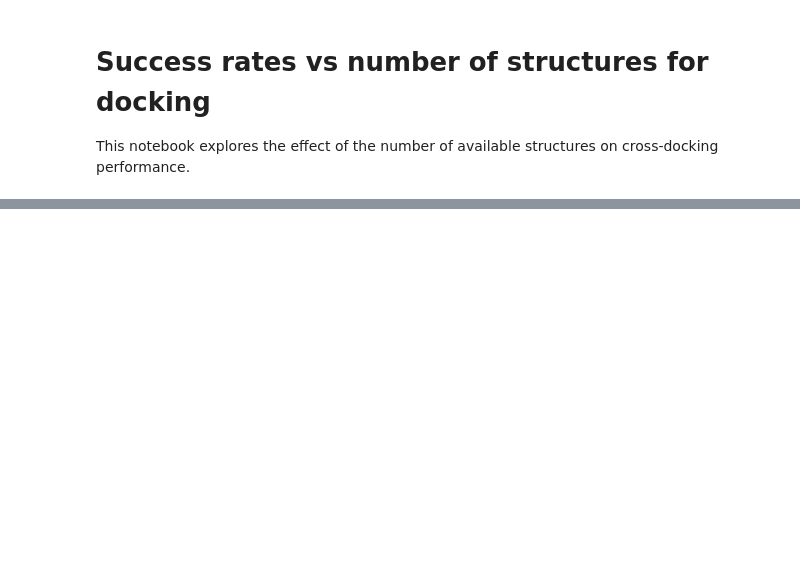
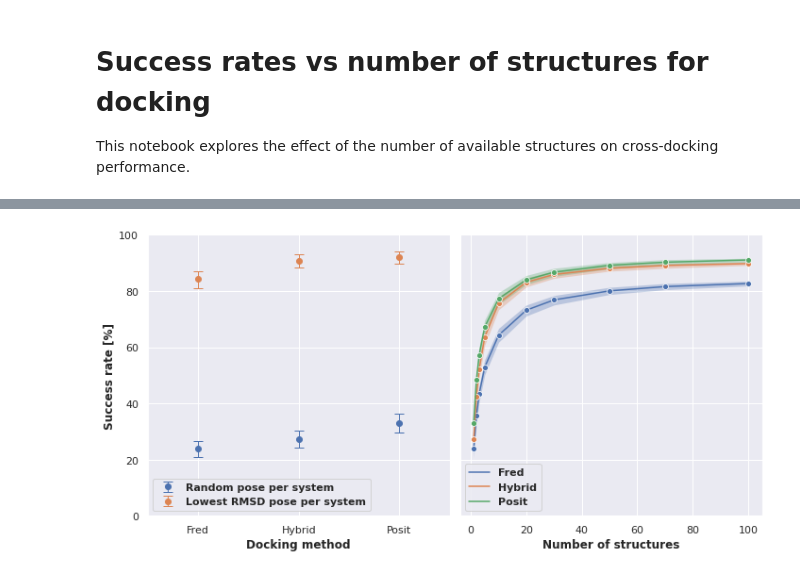
Before and after one commit to openkinome/kinase-docking-benchmark, a Jupyter notebook: notebooks/02_success_rate_vs_structure_numbers.ipynb, the cells around one changed output, grey strips where cells are left out. Drawn from its saved outputs; the diff is of its cells as text; code cells hidden in the pictures; blank space fills up the shorter version.

```diff
--- a/notebooks/02_success_rate_vs_structure_numbers.ipynb
+++ b/notebooks/02_success_rate_vs_structure_numbers.ipynb
@@ -209,0 +175,83 @@ sampled_success_rates_2
+# %%
+def plot_success_vs_structure_numbers(sampled_success_rates, sampled_success_rates_2, directory=OUT_DIR):
+
+    # 2 subplots
+    fig, axes = plt.subplots(1, 2, sharey=True, figsize=(10, 5))
+
+    sampled_success_rates = sampled_success_rates[sampled_success_rates["method"] != "Posit\n(transferred template)"]
+    sampled_success_rates_2 = sampled_success_rates_2[sampled_success_rates_2["method"] != "Posit (transferred template)"]
+
+    # first plot
+    sampled_success_rates_all = sampled_success_rates[sampled_success_rates["focus"] == "Random pose per system"]
+    axes[0].errorbar(
+            x=sampled_success_rates_all["method"],
+            y=sampled_success_rates_all["success_rate"],
+            yerr=[
+                sampled_success_rates_all["success_rate"] - sampled_success_rates_all["ci_lower"],
+                sampled_success_rates_all["ci_upper"] - sampled_success_rates_all["success_rate"]
+            ],
+            fmt="o",
+            elinewidth=1,
+            capsize=5,
+            capthick=1,
+            label="Random pose per system"
+        )
+    sampled_success_rates_best = sampled_success_rates[sampled_success_rates["focus"] == "Lowest RMSD pose per system"]
+    axes[0].errorbar(
+            x=sampled_success_rates_best["method"],
+            y=sampled_success_rates_best["success_rate"],
+            yerr=[
+                sampled_success_rates_best["success_rate"] - sampled_success_rates_best["ci_lower"],
+                sampled_success_rates_best["ci_upper"] - sampled_success_rates_best["success_rate"]
+            ],
+            fmt="o",
+            elinewidth=1,
+            capsize=5,
+            capthick=1,
+            label="Lowest RMSD pose per system"
+        )
+    axes[0].set_xlabel("Docking method", fontweight="bold")
+    axes[0].set_xticks(ticks=[-0.5, 0, 1, 2, 2.5], labels=["", "Fred", "Hybrid", "Posit", ""])
+    axes[0].set_ylabel("Success rate [%]", fontweight="bold")
+    axes[0].legend(prop=dict(weight="bold"), fancybox=True)
+
+    # success vs structure number
+    # plot mean
+    sns.lineplot(data=sampled_success_rates_2, x="n_structures", y="success_rate", hue="method", marker="o", ci=None, ax=axes[1])
+    axes[1].set_ylim([0, 100])
+    axes[1].set_xlabel("Number of structures", fontweight="bold")
+    axes[1].legend(prop=dict(weight="bold"), fancybox=True)
+    # plot ci
+    axes[1].fill_between(
+        sampled_success_rates_2[sampled_success_rates_2["method"] == "Fred"]["n_structures"],
+        sampled_success_rates_2[sampled_success_rates_2["method"] == "Fred"]["ci_lower"],
+        sampled_success_rates_2[sampled_success_rates_2["method"] == "Fred"]["ci_upper"],
+        alpha=0.3,
+        color= axes[1].get_lines()[0].get_color(),
+        linewidth=0
+    )
+    axes[1].fill_between(
+        sampled_success_rates_2[sampled_success_rates_2["method"] == "Hybrid"]["n_structures"],
+        sampled_success_rates_2[sampled_success_rates_2["method"] == "Hybrid"]["ci_lower"],
+        sampled_success_rates_2[sampled_success_rates_2["method"] == "Hybrid"]["ci_upper"],
+        alpha=0.3,
+        color= axes[1].get_lines()[1].get_color(),
+        linewidth=0
+    )
+    axes[1].fill_between(
+        sampled_success_rates_2[sampled_success_rates_2["method"] == "Posit"]["n_structures"],
+        sampled_success_rates_2[sampled_success_rates_2["method"] == "Posit"]["ci_lower"],
+        sampled_success_rates_2[sampled_success_rates_2["method"] == "Posit"]["ci_upper"],
+        alpha=0.3,
+        color= axes[1].get_lines()[2].get_color(),
+        linewidth=0
+    )
+
+    plt.tight_layout()
+    plt.savefig(directory / "success_vs_structure_number.pdf", dpi=300)
+
+    return
+
+plot_success_vs_structure_numbers(sampled_success_rates, sampled_success_rates_2)
+# %% [output]
+[figure, added]
```
Also changed, not shown: parts of 3 cells of this notebook, 2 other files.
